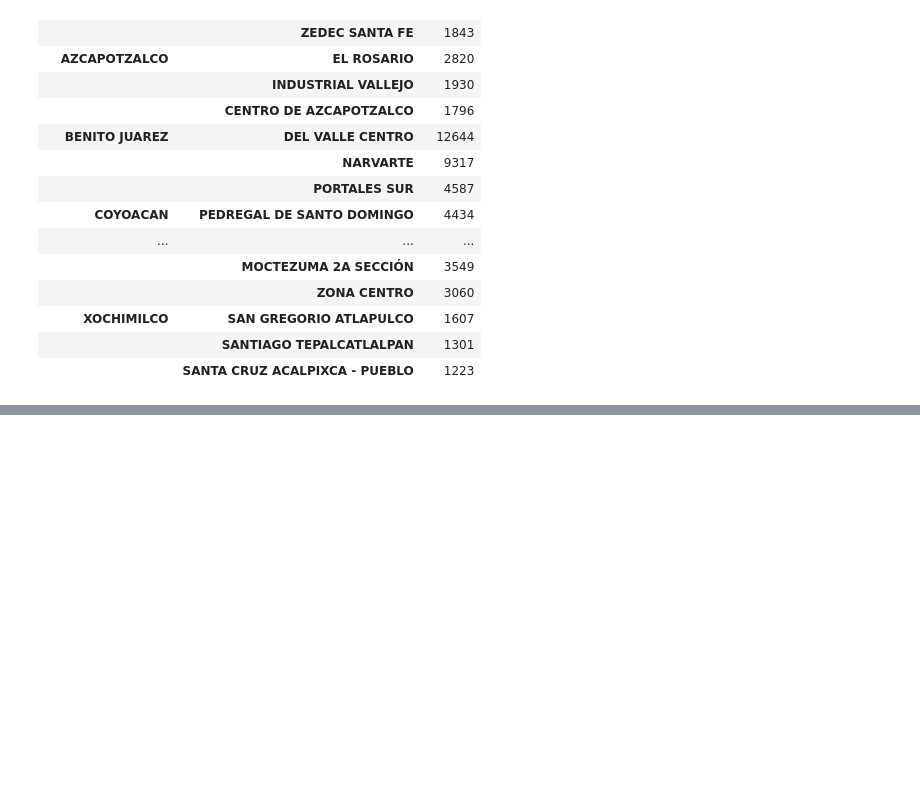
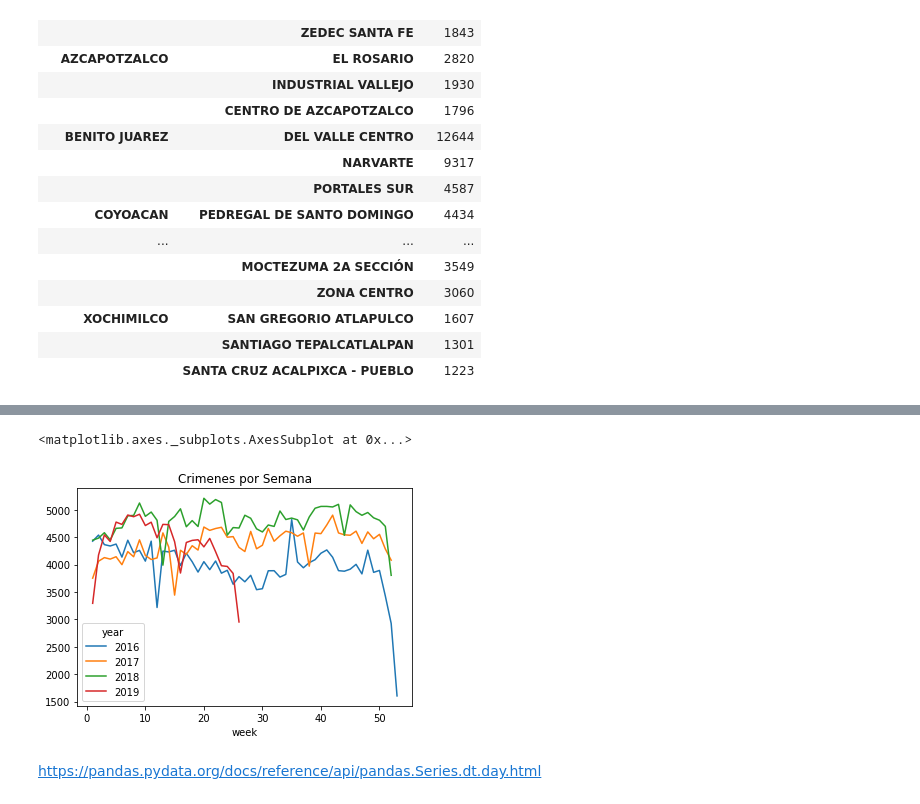
Before and after one commit to xalejandrow/interacting-with-the-twitter-api-project-tutorial, a Jupyter notebook: Crimes_4GKS.ipynb, the cells around one changed output, grey strips where cells are left out. Drawn from its saved outputs; the diff is of its cells as text; code cells hidden in the pictures; blank space fills up the shorter version.

```diff
--- a/Crimes_4GKS.ipynb
+++ b/Crimes_4GKS.ipynb
@@ -304,0 +349,7 @@ df_colony
+# %%
+df.groupby([df['fecha_hechos'].dt.year.rename('year'),df['fecha_hechos'].dt.week.rename('week')]).size().unstack('year').plot(title='Crimenes por Semana')
+# %% [output]
+<matplotlib.axes._subplots.AxesSubplot at 0x...>
+[figure, added]
+# %% [markdown]
+https://pandas.pydata.org/docs/reference/api/pandas.Series.dt.day.html
```
Also changed, not shown: parts of 6 cells of this notebook.
